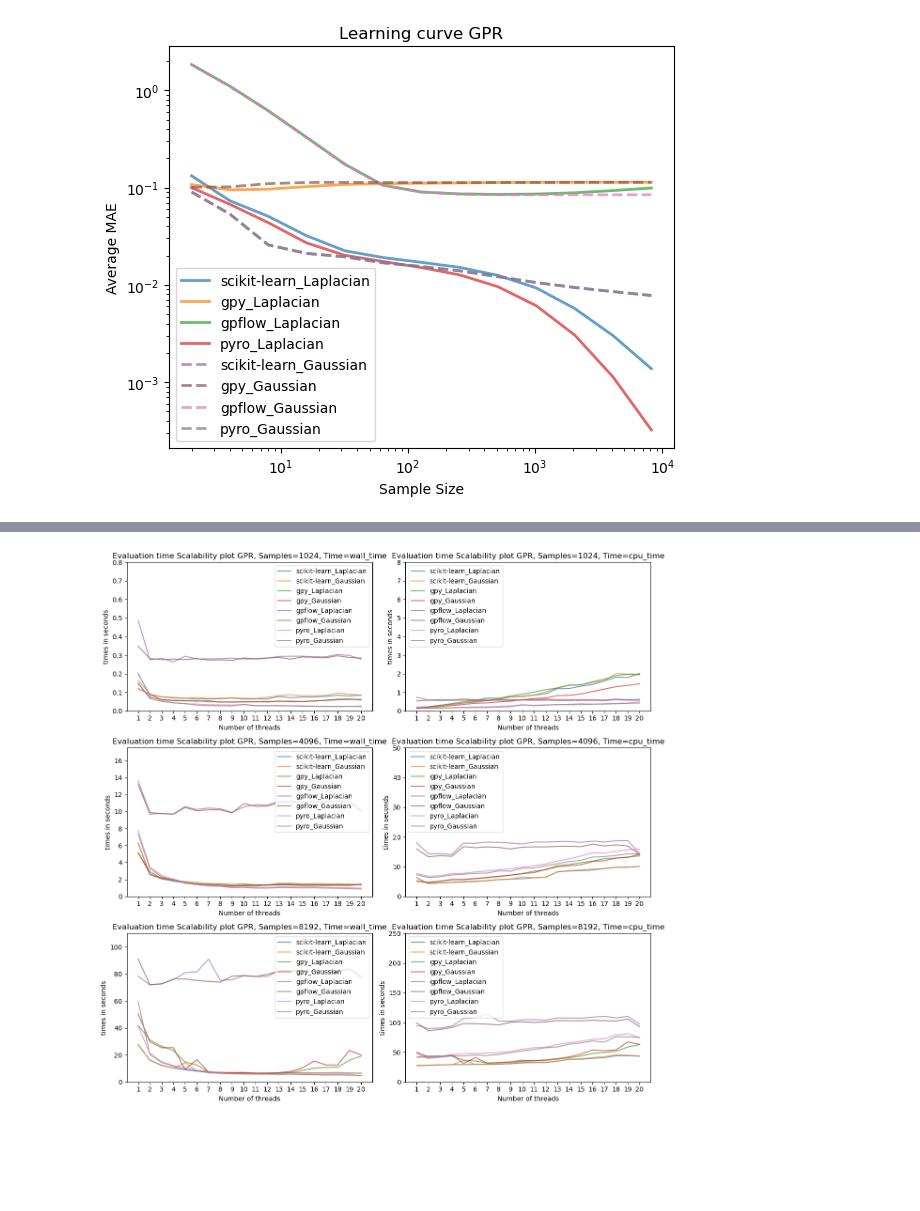
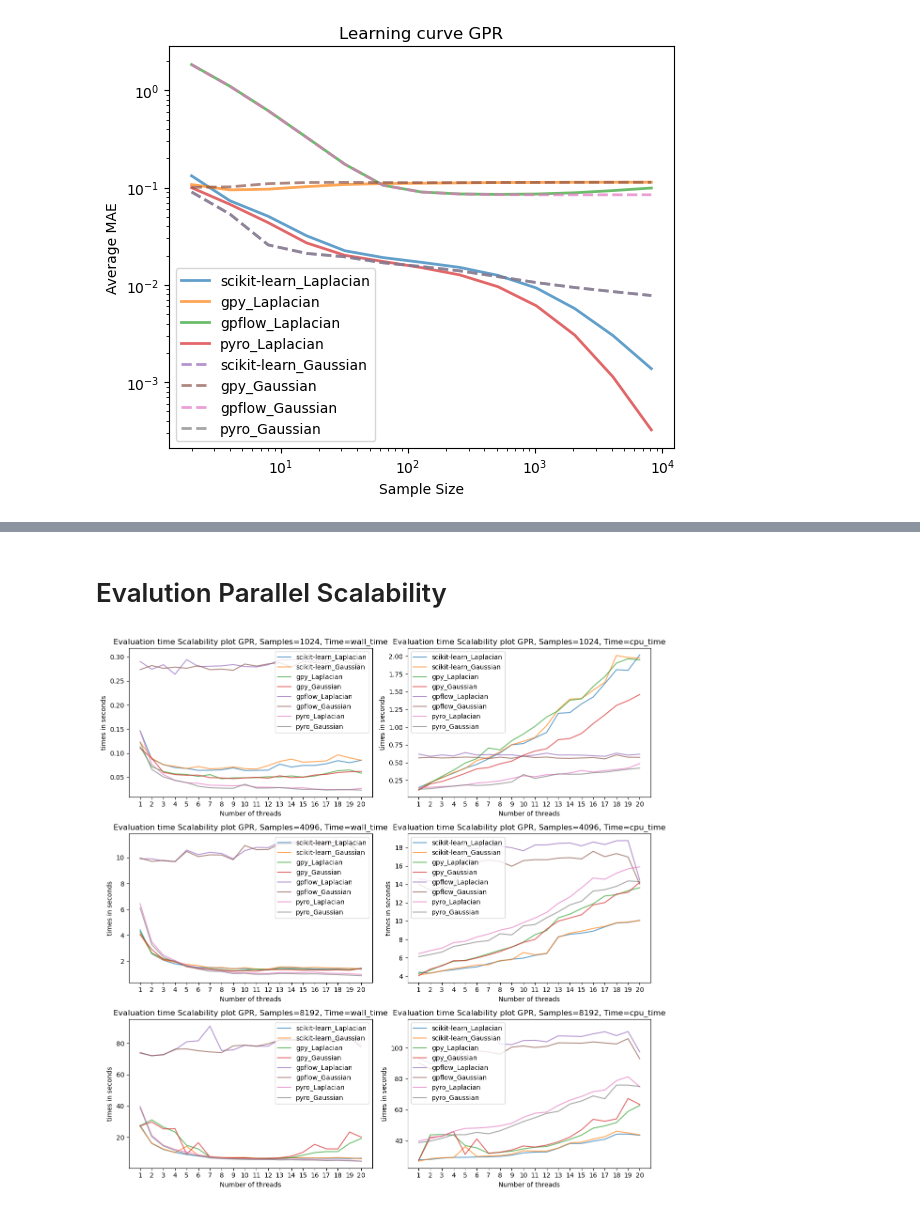
Before and after one commit to LegoCreation/Thesis, a Jupyter notebook: GPR.ipynb, the cells around one changed output, grey strips where cells are left out. Drawn from its saved outputs; the diff is of its cells as text; code cells hidden in the pictures; blank space fills up the shorter version.

```diff
--- a/GPR.ipynb
+++ b/GPR.ipynb
@@ -564,36 +288,6 @@ plot_scalability(krr_array_new)
-# %%
-def plot_scalability_eval(krr_array):
-    fig, axs = plt.subplots(nrows=3, ncols=2, figsize=(12,12))
-    kernel_names = ["Laplacian", "Gaussian"]
-    library_names = ["scikit-learn", "gpy", "gpflow", "pyro"]
-    times_names = ["wall_time", "cpu_time"]
-    threads = [i for i in range(1, 21)]
-    samples_idx = [9, 11, 12]
-    y_lims = np.array([[0.8, 17.5, 110], [8, 50, 250]])
-
-
-
-    for i, sample_idx in enumerate(samples_idx):
-        for t, time_name in enumerate(times_names):
-            for l, library_name in enumerate(library_names):
-                for k, kernel_name in enumerate(kernel_names):
-                    avg_training_time= np.zeros((20,))
-                    for j, thread in enumerate(threads):
-                        if time_name == "wall_time":
-                            avg_training_time[j-1] = krr_array[j-1, sample_idx, l, k].avg_testing_time_wall
-                        else:
-                            avg_training_time[j-1] = krr_array[j-1, sample_idx, l, k].avg_testing_time_cpu
-                    axs[i][t].plot(np.array(threads), avg_training_time, label=library_name+"_"+kernel_name, alpha = 0.7)
-                    axs[i][t].set_title(f"Evaluation time Scalability plot GPR, Samples={2**(sample_idx+1)}, Time={time_name}")
-                    axs[i][t].set_xlabel("Number of threads")
-                    axs[i][t].set_ylabel(f"times in seconds")
-                    axs[i][t].set_xticks([i for i in range(1, 21, 1)])
-                    axs[i][t].set_ylim(0, y_lims[t, i])
-                    axs[i][t].legend(loc='upper right' if t == 0 else "upper left")
-    plt.tight_layout()
-    plt.show()
-    fig.savefig("./img/Scalability_Evaluation_time_GPR.png", dpi = 200)
+# %% [markdown]
+# Evalution Parallel Scalability
 # %%
-plot_scalability_eval(krr_array_new)
+plot_scalability_eval(gpr_array)
 # %% [output]
-[figure, old version]
+[figure, new version]
```
Also changed, not shown: parts of 36 cells of this notebook, 30 other files.
